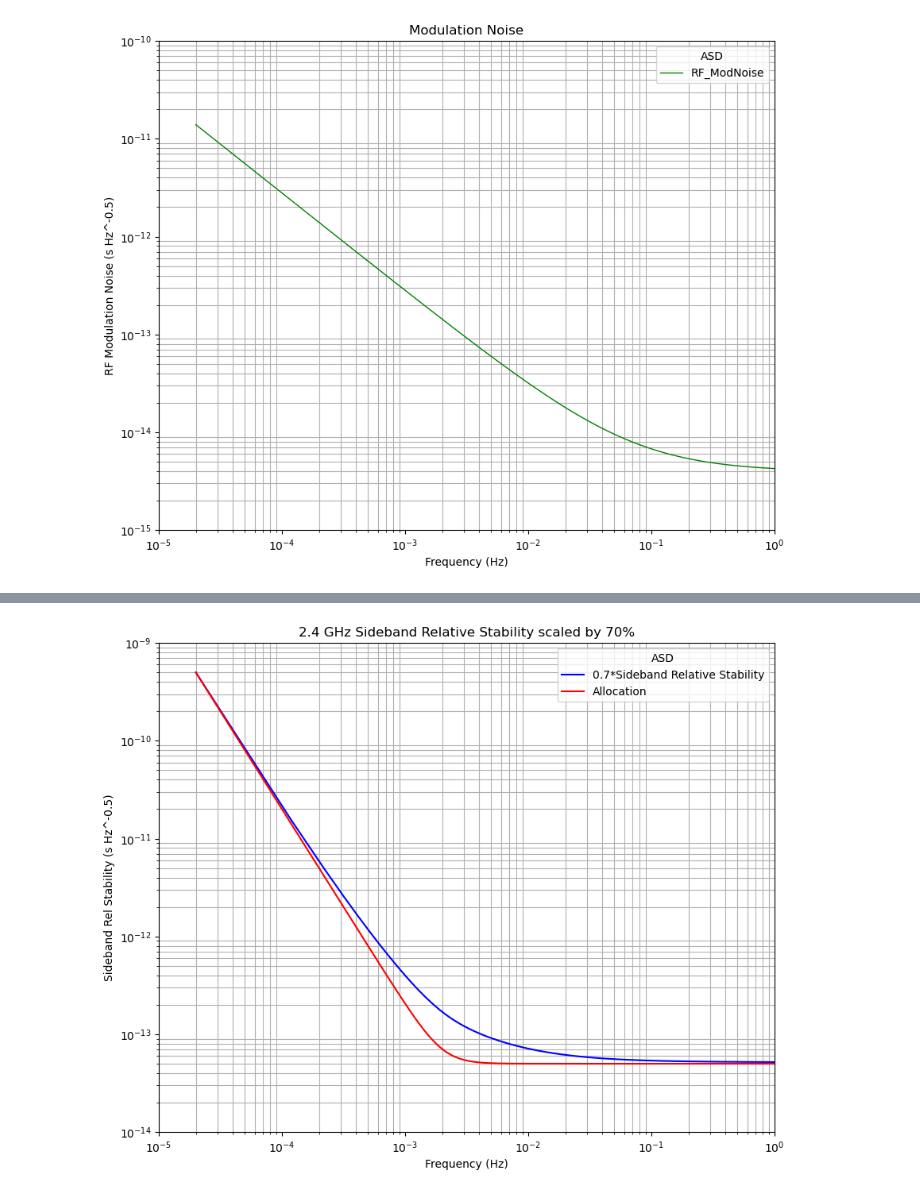
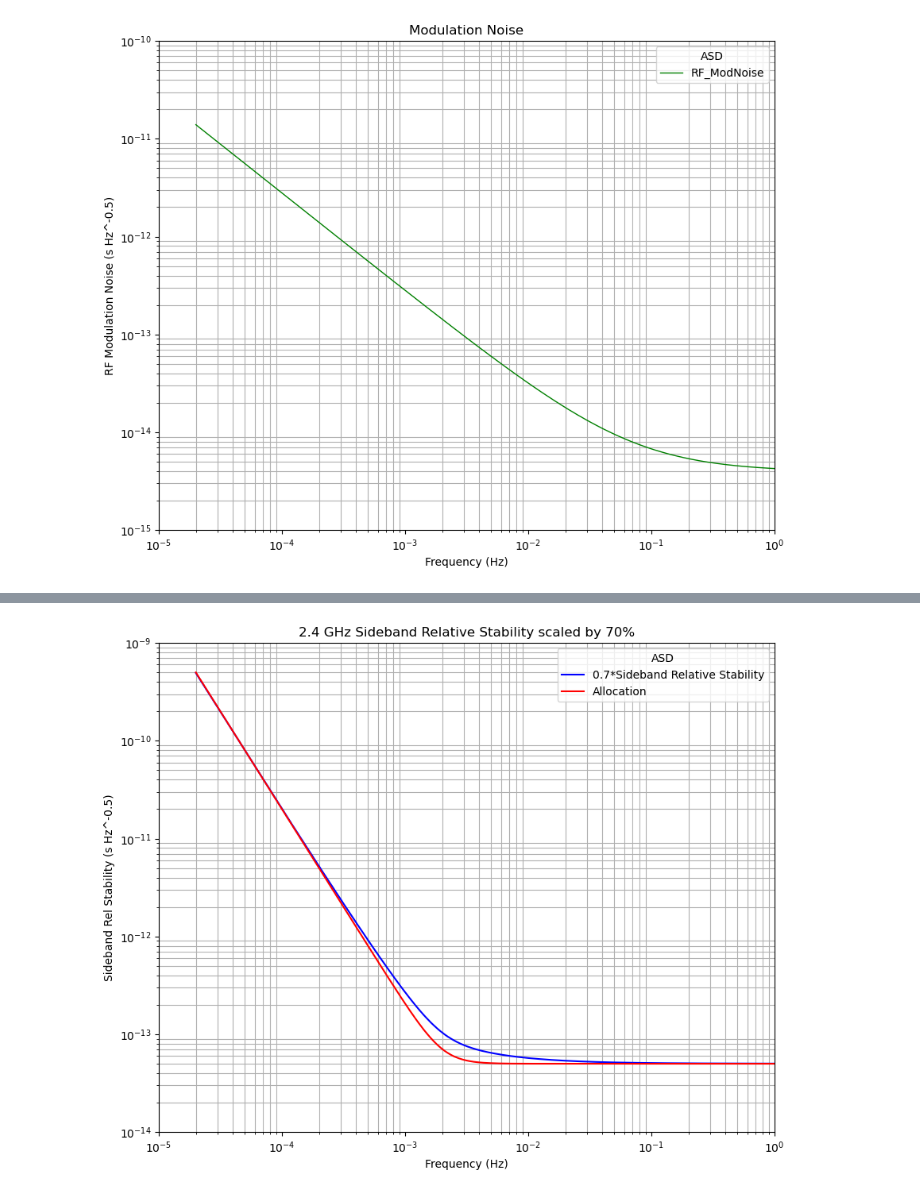
Before and after one commit to raidurgesh/RFNoise, a Jupyter notebook: RFModErr01.ipynb, the cells around one changed output, grey strips where cells are left out. Saved outputs shown, nothing was run; the diff lists cells and outputs as text; code cells hidden in the pictures.

```diff
--- a/RFModErr01.ipynb
+++ b/RFModErr01.ipynb
@@ -159,35 +159,35 @@ H2_xx=64*np.sin(L_arm/C*2*pi*freq)**2*np.sin(L_arm/C*4*pi*freq)**2
 #RF Optical Modulation Noise (rad Hz^-1)
 ModPhaseErr=(60e-6*(1+(7e-2/freq)))**2
 #RF Optical Modulation Noise in timing jitter attributes (s Hz^-0.5)
 RF_ModNoise=(ModPhaseErr*(1/(2*pi*freq_sb)**2))**0.5
 # 2.4 GHz sidebands relative stability attributes (s Hz^-0.5)
 #
 # ------> Scaling SB RelStability to 70% <-------
 #
-SB_RelStability=0.7*(RF_ModNoise+Timing_Stability_FDS+Timing_Stability_PMS)
+SB_RelStability=0.1*((RF_ModNoise)**0.97)+0.7*(Timing_Stability_FDS+Timing_Stability_PMS)
 # Allocation for SideBand Relative Stability (s Hz^-0.5)
 Sideband_Allocation=50e-15*(1+(2e-3/freq)**4)**0.5
 # Modulation error [XX] attributes  (m Hz^-0.5)
 ModErr=(16 * np.sin(L_arm*2*pi*freq/C)**2*np.sin(2*L_arm*2*pi*freq/C)**2*(6*fhet_eff**2+12*fhet_eff**2*np.sin(L_arm*2*pi*freq/C)**2)*SB_RelStability**2*Lambda**2)**0.5
 # Mod Error Allocation (m Hz^-0.5)
 ModErr_Allocation=(H2_xx)**0.5*3.3e-12*(1+(2e-3/freq)**4)**0.5
 plt.figure(figsize=(10,8))
 plt.plot(freq, SB_RelStability, 'b-',label = "0.7*Sideband Relative Stability", linewidth=1.5)
 plt.plot(freq, Sideband_Allocation, 'r-',label = "Allocation", linewidth=1.5)
 plt.yscale("log")
 plt.xscale("log")
 plt.ylim(1e-14, 1e-9)
 plt.xlim(1e-5, 1)
 plt.title("2.4 GHz Sideband Relative Stability scaled by 70%")
 plt.xlabel("Frequency (Hz)")
 plt.ylabel("Sideband Rel Stability (s Hz^-0.5)")
 plt.legend(title = "ASD")
 plt.grid(visible=None, which='minor', axis='both')
 #plt.grid(color='snow', linestyle='--', linewidth=1)
 #plt.rcParams['figure.facecolor'] = 'white'
 plt.show()
 # %% [output]
-[figure, old version]
+[figure, new version]
 # %%
 from IPython.display import Image
 from IPython.core.display import HTML
```
Also changed, not shown: parts of 4 cells of this notebook.
